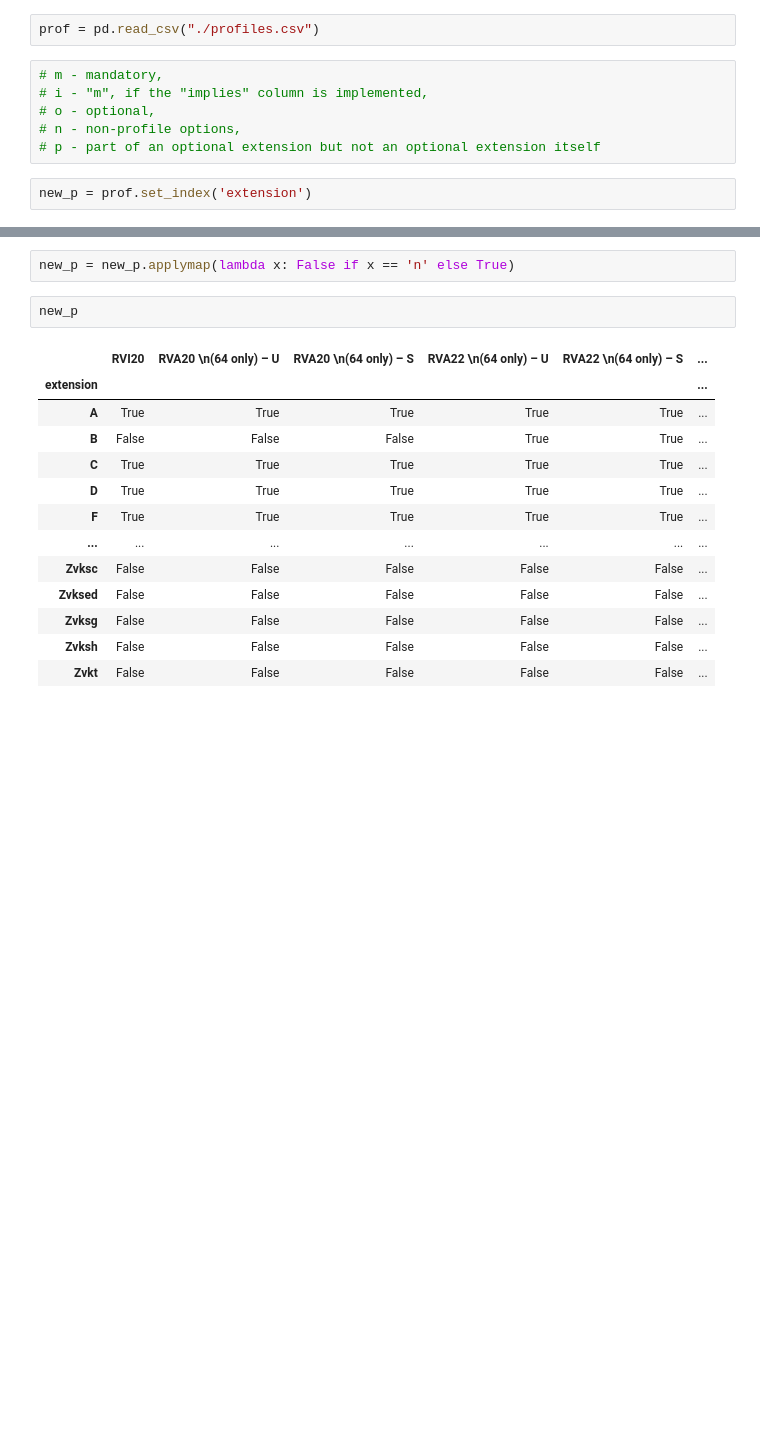
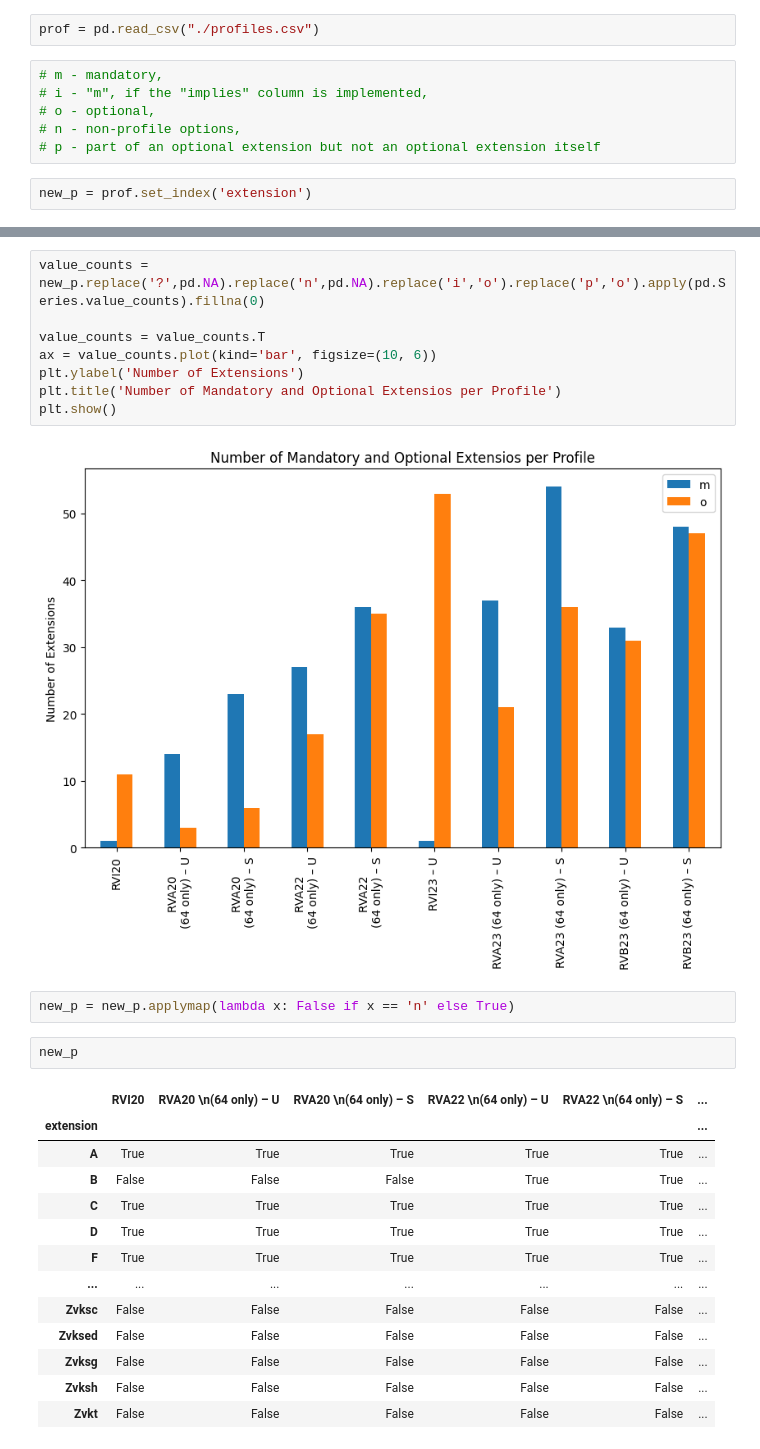
Before and after one commit to EnricoPf/Risc-V-Profile-Tester, a Jupyter notebook: profiles.ipynb, the cells around one changed output, grey strips where cells are left out. Saved outputs shown, nothing was run; the diff lists cells and outputs as text; blank space fills up the shorter version.

```diff
--- a/profiles.ipynb
+++ b/profiles.ipynb
@@ -37,3 +47,13 @@ new_p = prof.set_index('extension')
+# %%
+value_counts = new_p.replace('?',pd.NA).replace('n',pd.NA).replace('i','o').replace('p','o').apply(pd.Series.value_counts).fillna(0)
+
+value_counts = value_counts.T
+ax = value_counts.plot(kind='bar', figsize=(10, 6))
+plt.ylabel('Number of Extensions')
+plt.title('Number of Mandatory and Optional Extensios per Profile')
+plt.show()
+# %% [output]
+[figure, added]
 # %%
 new_p = new_p.applymap(lambda x: False if x == 'n' else True)
 # %%
```
Also changed, not shown: parts of 1 cell of this notebook.
